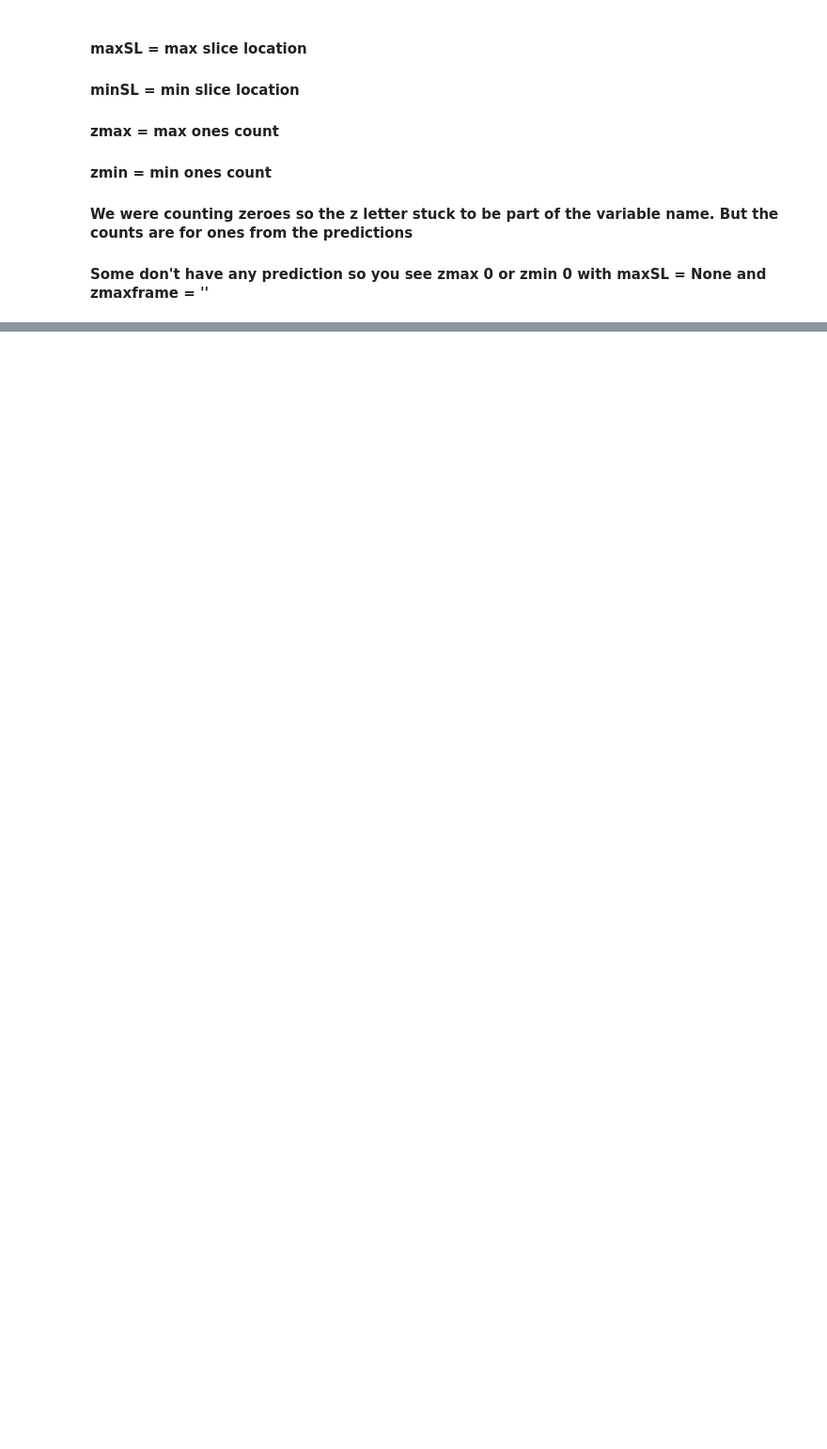
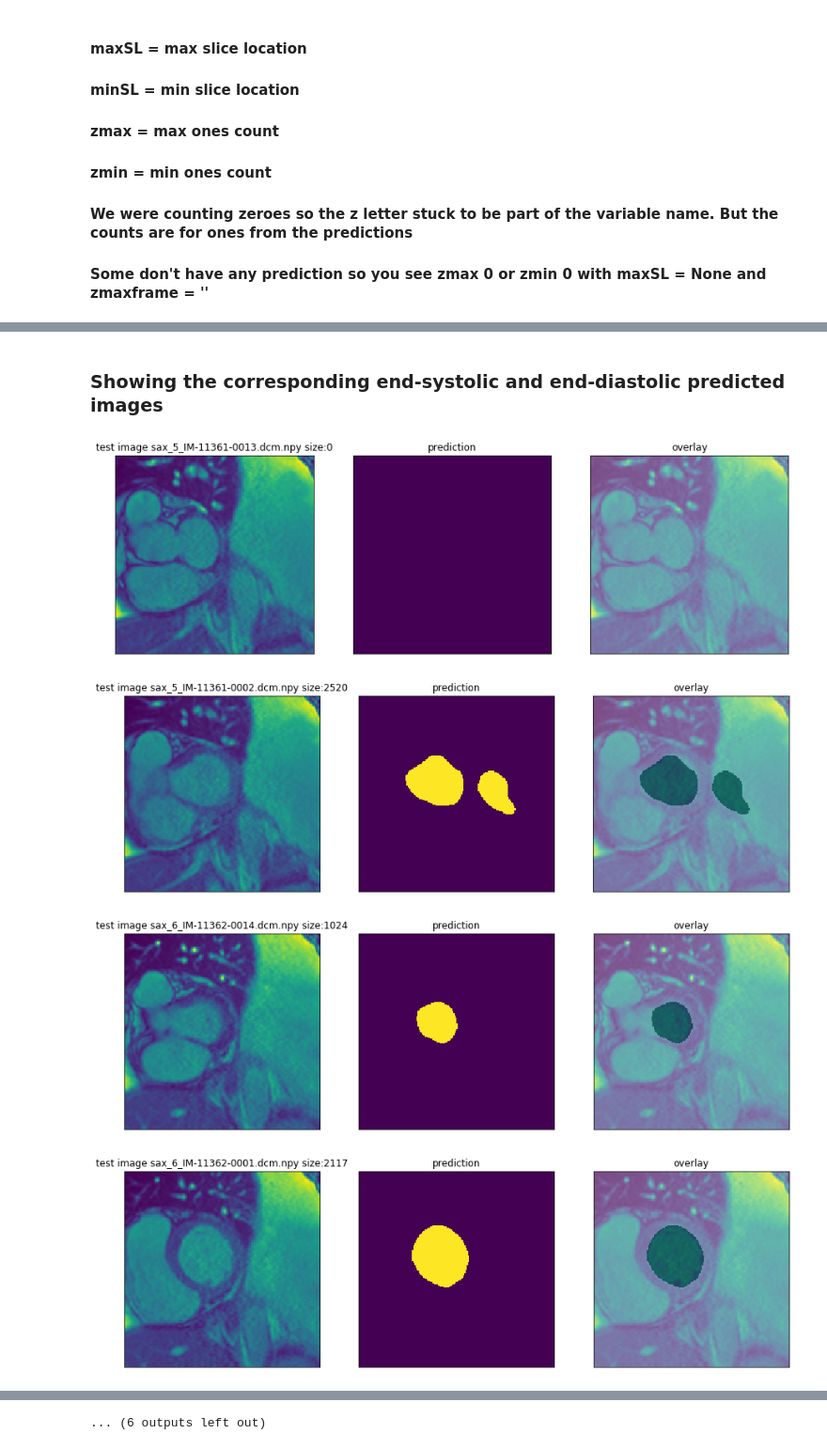
Before and after one commit to mas-dse-joh112/heartsmart, a Jupyter notebook: unet_model/unet_model_dump_predict.ipynb, the cells around one changed output, grey strips where cells are left out. Shown at 94% size. Drawn from its saved outputs; the diff is of its cells as text; code cells hidden in the pictures; blank space fills up the shorter version.

```diff
--- a/unet_model/unet_model_dump_predict.ipynb
+++ b/unet_model/unet_model_dump_predict.ipynb
@@ -120,0 +172,28 @@ sax_55 max -73.44714163258597 (360, 270) 2 <class 'list'>
+# %%
+ts = np.load("{0}_ts_norm.npy".format(filepath))
+# %%
+predictions = np.load("{0}_predictions.npy".format(filepath))
+pred2 = np.load("{0}_pred_round.npy".format(filepath))
+# %%
+samples, x, y, z = predictions.shape
+# %% [markdown]
+### Showing the corresponding end-systolic and end-diastolic predicted images
+# %%
+for i,ones in display_list:
+    f, axs = plt.subplots(1,3,figsize=(15,15))
+    plt.subplot(131),plt.imshow(ts[i].reshape(x, y))
+    plt.title('test image {0} size:{1}'.format(image_array[i],ones))
+    plt.xticks([]), plt.yticks([])
+
+    plt.subplot(132),plt.imshow(pred2[i].reshape(x, y))
+    plt.title('prediction'), plt.xticks([]), plt.yticks([])
+
+    plt.subplot(133),plt.imshow(ts[i].reshape(x, y)),
+    plt.imshow(pred2[i].reshape(x, y), 'binary', interpolation='none', alpha=0.3)
+    plt.title('overlay'), plt.xticks([]), plt.yticks([])
+    plt.show()
+# %% [output]
+[figure, added]
+[figure, added]
+[figure, added]
+[figure, added]
@@ -120,0 +208 @@ sax_55 max -73.44714163258597 (360, 270) 2 <class 'list'>
+... (6 outputs left out)
```
Also changed, not shown: parts of 18 cells of this notebook.
